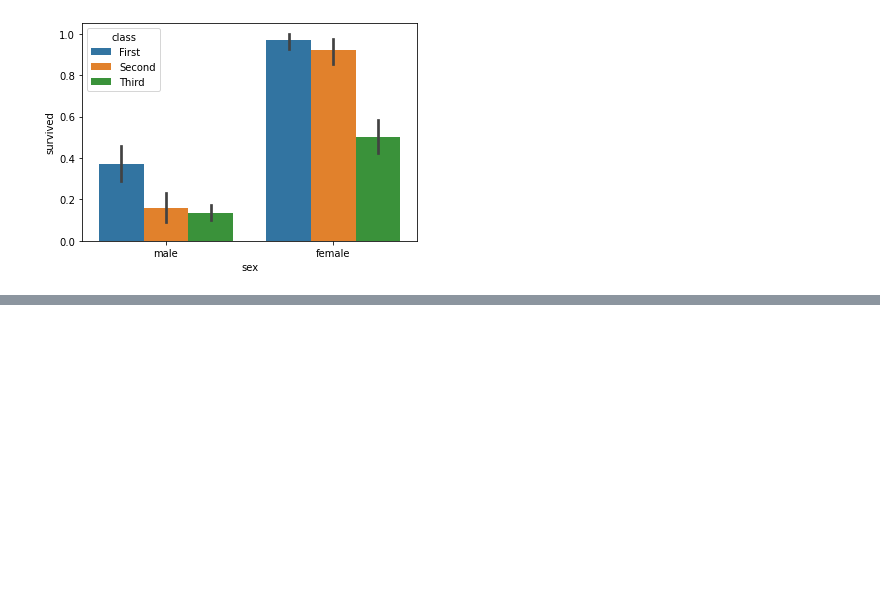
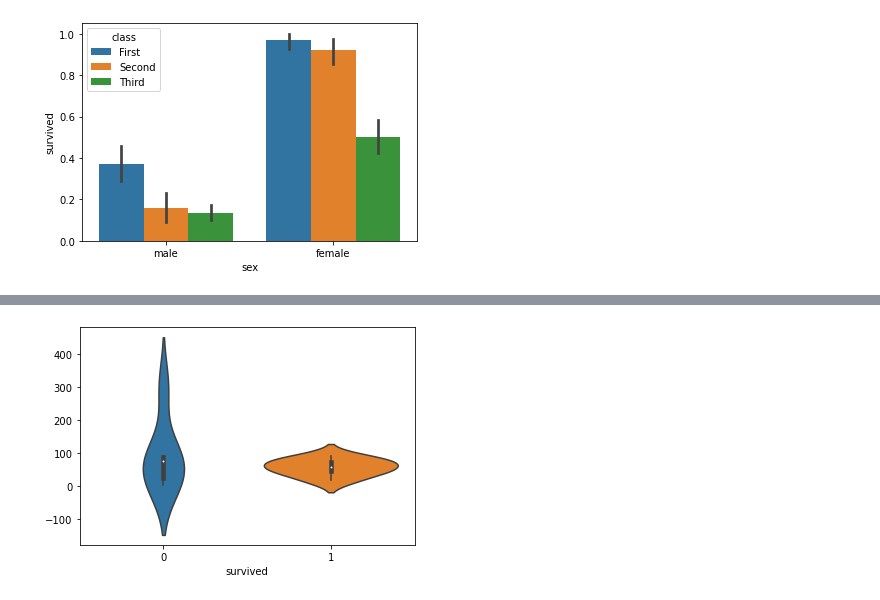
Before and after one commit to adamchanging1/ML100Days, a Jupyter notebook: homework/Day_021.ipynb, the cells around one changed output, grey strips where cells are left out. Drawn from its saved outputs; the diff is of its cells as text; code cells hidden in the pictures; blank space fills up the shorter version.

```diff
--- a/homework/Day_021.ipynb
+++ b/homework/Day_021.ipynb
@@ -40,0 +78,5 @@ sns.barplot(x="sex", y="survived",hue="class", data=df)
+# %%
+sns.violinplot(data=survived_counts)
+plt.show()
+# %% [output]
+[figure, added]
```
Also changed, not shown: parts of 6 cells of this notebook, 1 other file.
